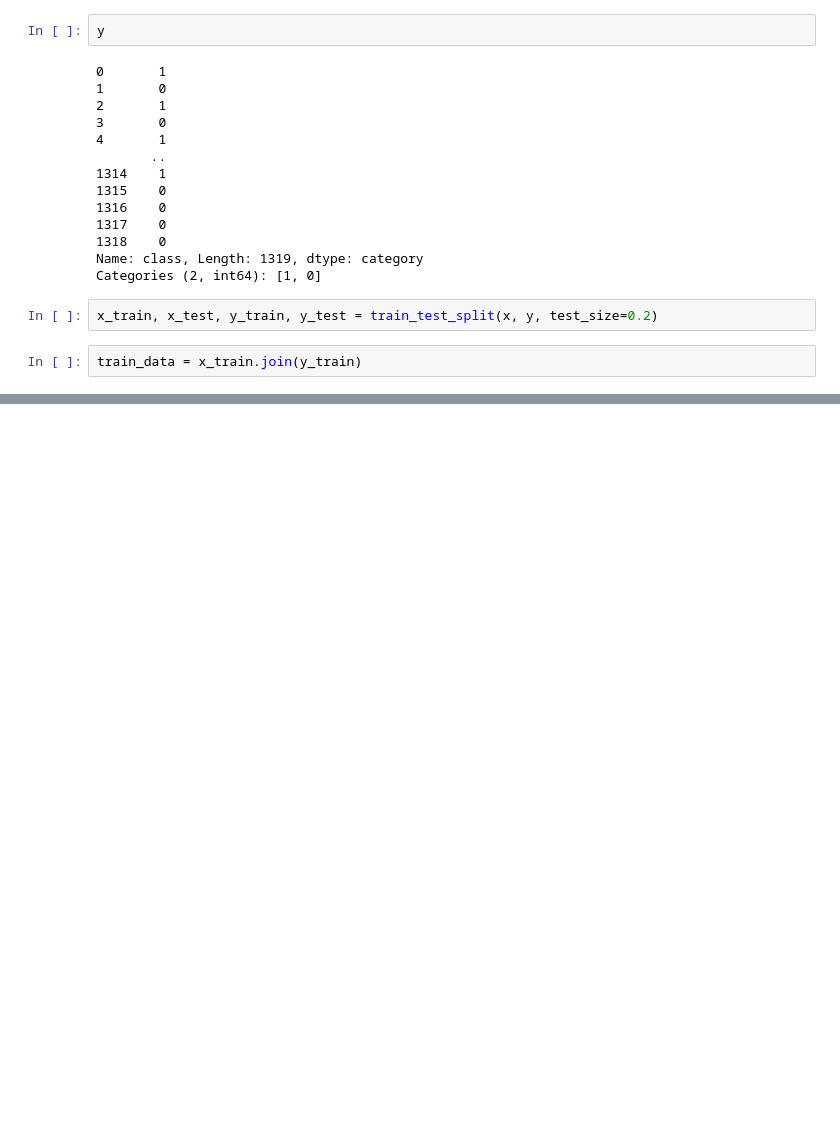
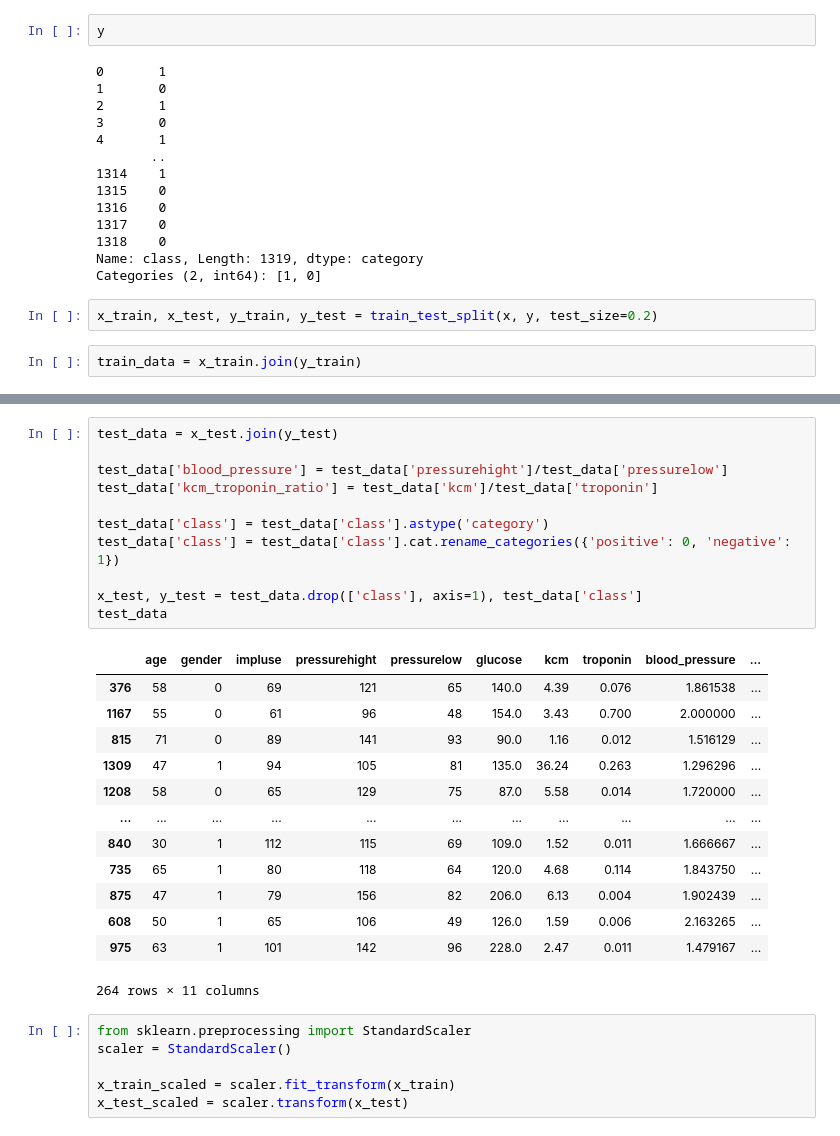
Before and after one commit to aadhavs99/HeartAttackPredictor, a Jupyter notebook: HeartPredictor.ipynb, the cells around one changed output, grey strips where cells are left out. Drawn from its saved outputs; the diff is of its cells as text; blank space fills up the shorter version.

```diff
--- a/HeartPredictor.ipynb
+++ b/HeartPredictor.ipynb
@@ -147,0 +159,31 @@ array([[<Axes: title={'center': 'age'}>,
+# %%
+test_data = x_test.join(y_test)
+
+test_data['blood_pressure'] = test_data['pressurehight']/test_data['pressurelow']
+test_data['kcm_troponin_ratio'] = test_data['kcm']/test_data['troponin']
+
+test_data['class'] = test_data['class'].astype('category')
+test_data['class'] = test_data['class'].cat.rename_categories({'positive': 0, 'negative': 1})
+
+x_test, y_test = test_data.drop(['class'], axis=1), test_data['class']
+test_data
+# %% [output]
+|  | age | gender | impluse | pressurehight | pressurelow | glucose | kcm | troponin | blood_pressure | ... |
+| 376 | 58 | 0 | 69 | 121 | 65 | 140.0 | 4.39 | 0.076 | 1.861538 | ... |
+| 1167 | 55 | 0 | 61 | 96 | 48 | 154.0 | 3.43 | 0.700 | 2.000000 | ... |
+| 815 | 71 | 0 | 89 | 141 | 93 | 90.0 | 1.16 | 0.012 | 1.516129 | ... |
+| 1309 | 47 | 1 | 94 | 105 | 81 | 135.0 | 36.24 | 0.263 | 1.296296 | ... |
+| 1208 | 58 | 0 | 65 | 129 | 75 | 87.0 | 5.58 | 0.014 | 1.720000 | ... |
+| ... | ... | ... | ... | ... | ... | ... | ... | ... | ... | ... |
+| 840 | 30 | 1 | 112 | 115 | 69 | 109.0 | 1.52 | 0.011 | 1.666667 | ... |
+| 735 | 65 | 1 | 80 | 118 | 64 | 120.0 | 4.68 | 0.114 | 1.843750 | ... |
+| 875 | 47 | 1 | 79 | 156 | 82 | 206.0 | 6.13 | 0.004 | 1.902439 | ... |
+| 608 | 50 | 1 | 65 | 106 | 49 | 126.0 | 1.59 | 0.006 | 2.163265 | ... |
+| 975 | 63 | 1 | 101 | 142 | 96 | 228.0 | 2.47 | 0.011 | 1.479167 | ... |
+264 rows × 11 columns
+# %%
+from sklearn.preprocessing import StandardScaler
+scaler = StandardScaler()
+
+x_train_scaled = scaler.fit_transform(x_train)
+x_test_scaled = scaler.transform(x_test)
```
Also changed, not shown: parts of 21 cells of this notebook.
